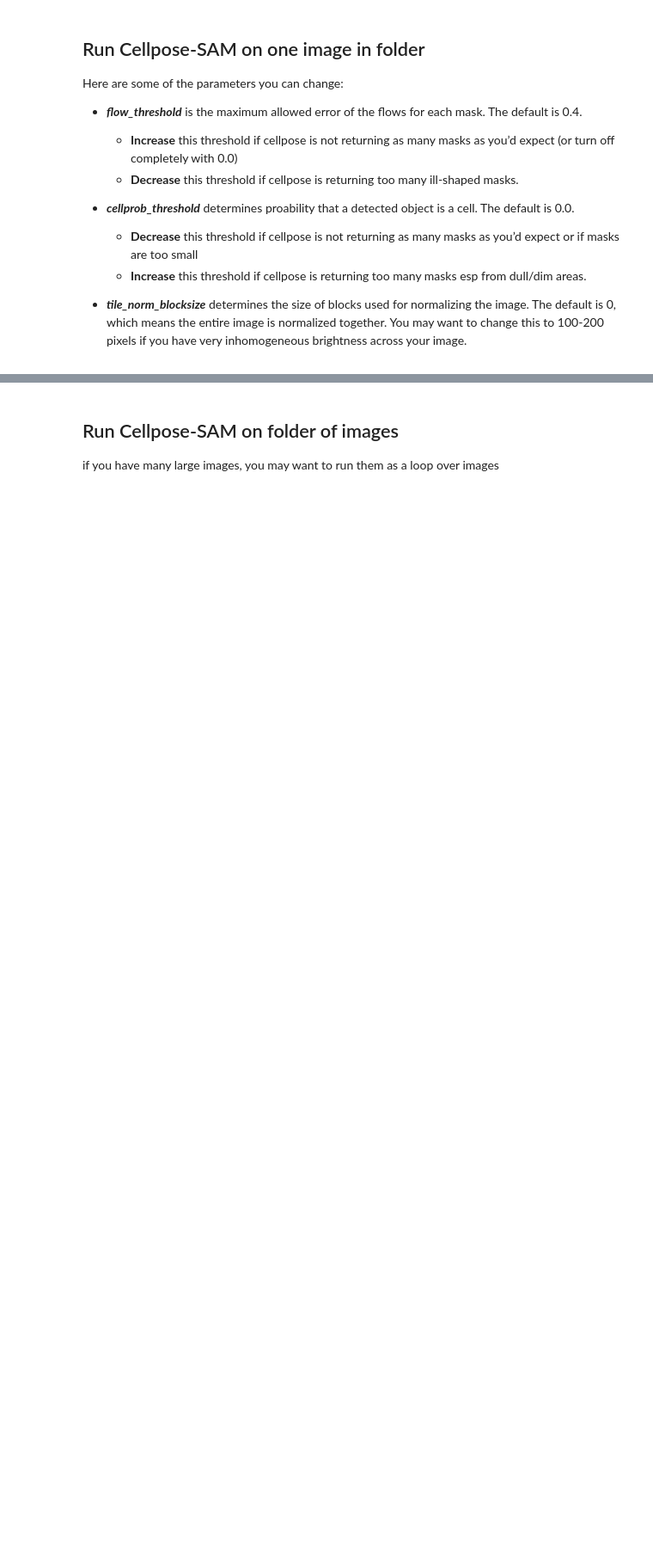
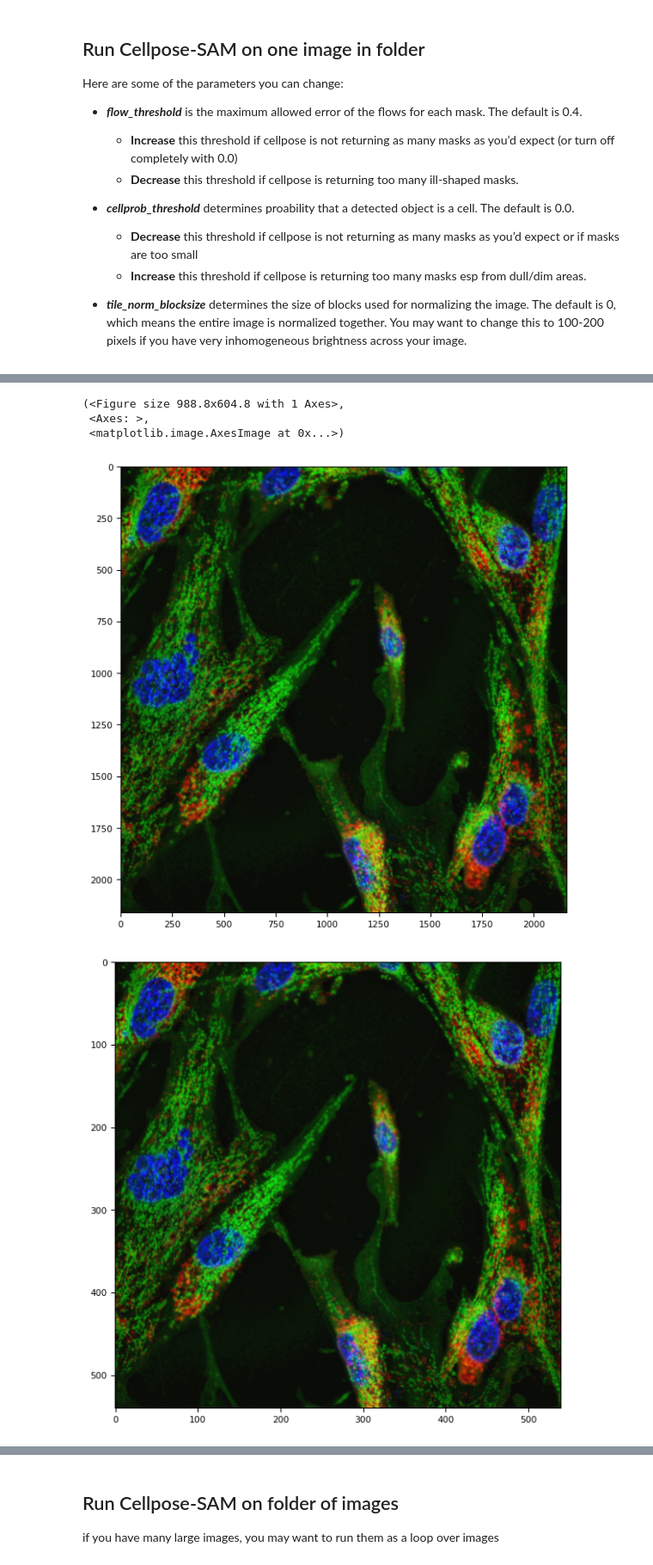
Before and after one commit to allielas/HTP_fibroblasts_mitolyso, a Jupyter notebook: run_Cellpose-SAM.ipynb, the cells around one changed output, grey strips where cells are left out. Shown at 86% size. Saved outputs shown, nothing was run; the diff lists cells and outputs as text; code cells hidden in the pictures; blank space fills up the shorter version.

```diff
--- a/run_Cellpose-SAM.ipynb
+++ b/run_Cellpose-SAM.ipynb
@@ -83,8 +157,3 @@ Here are some of the parameters you can change:
 
 * ***tile_norm_blocksize*** determines the size of blocks used for normalizing the image. The default is 0, which means the entire image is normalized together.
   You may want to change this to 100-200 pixels if you have very inhomogeneous brightness across your image.
-# %%
-ch1,ch2,ch3 = io.imread(files[0]), io.imread(files[1]), io.imread(files[3])
-multi_channel_image = np.stack((ch1, ch2, ch3), axis=-1)
-
-tf.imshow(multi_channel_image)
@@ -96,15 +159,0 @@ tf.imshow(multi_channel_image)
-# %%
-img = multi_channel_image
-#img = io.imread(files[0])
-
-flow_threshold = 0.4
-cellprob_threshold = 0.0
-tile_norm_blocksize = 0
-
-masks, flows, styles = model.eval(img, batch_size=32, flow_threshold=flow_threshold, cellprob_threshold=cellprob_threshold,
-                                  normalize={"tile_norm_blocksize": tile_norm_blocksize})
-
-fig = plt.figure(figsize=(12,5))
-plot.show_segmentation(fig, img, masks, flows[0])
-plt.tight_layout()
-plt.show()
@@ -114,0 +160,48 @@ plt.show()
+# %%
+def img_preprocessing(channels):
+    from skimage import io, exposure, filters, morphology
+    #ch1,ch2,ch3 = io.imread(files[0]), io.imread(files[1]), io.imread(files[3])
+    #channels = [ch1, ch2, ch3]
+    for i in range(len(channels)):
+        footprint = morphology.disk(5)
+        channel = channels[i]
+        channel = img_01_normalization(channel)
+        channel = exposure.equalize_adapthist(channel, kernel_size=100, clip_limit=0.05)
+        #channel = exposure.equalize_hist(channel)
+        channel = filters.gaussian(channel, sigma=2)
+
+        #channel = filters.median(channel, footprint=footprint)
+        #channel = filters.unsharp_mask(channel, radius=1, amount=1)
+
+        channels[i] = channel
+
+    multi_channel_image = np.stack(channels, axis=-1)
+
+    #rescaled_image = exposure.rescale_intensity(multi_channel_image, out_range=(0, 255))
+    return multi_channel_image
+
+
+def img_z_normalization(img):
+    # Normalize each channel to z score
+    norm_img = (img - np.mean(img)) / np.std(img)
+    return norm_img
+
+def img_01_normalization(img):
+    # Normalize each channel to the range [0, 1]
+    norm_img = (img - np.min(img)) / (np.max(img) - np.min(img))
+    return norm_img
+
+from skimage import transform
+def img_rescaled(img, factor=0.5):
+    rescaled_img = transform.rescale(img, factor, anti_aliasing=False, channel_axis=-1)
+    return rescaled_img
+
+in_channels = load_image_set(grouped_files[88])
+set_name = get_image_set_name(grouped_files[88])
+print("Set name: ", set_name)
+
+img1 = img_preprocessing(in_channels)
+img2 = img_rescaled(img1, factor=0.25)
+tf.imshow(img1)
+tf.imshow(img2)
+# %% [output]
@@ -114,0 +209,5 @@ plt.show()
+(<Figure size 988.8x604.8 with 1 Axes>,
+ <Axes: >,
+ <matplotlib.image.AxesImage at 0x...>)
+[figure, added]
+[figure, added]
```
Also changed, not shown: parts of 11 cells of this notebook, 19 other files.
